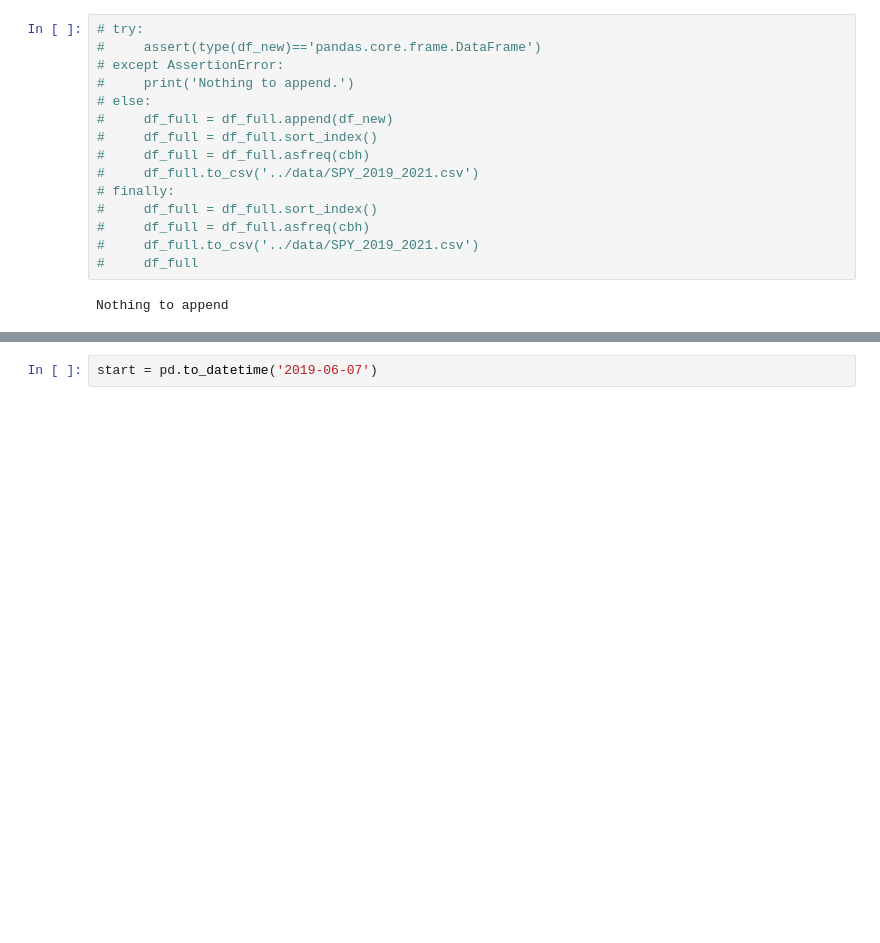
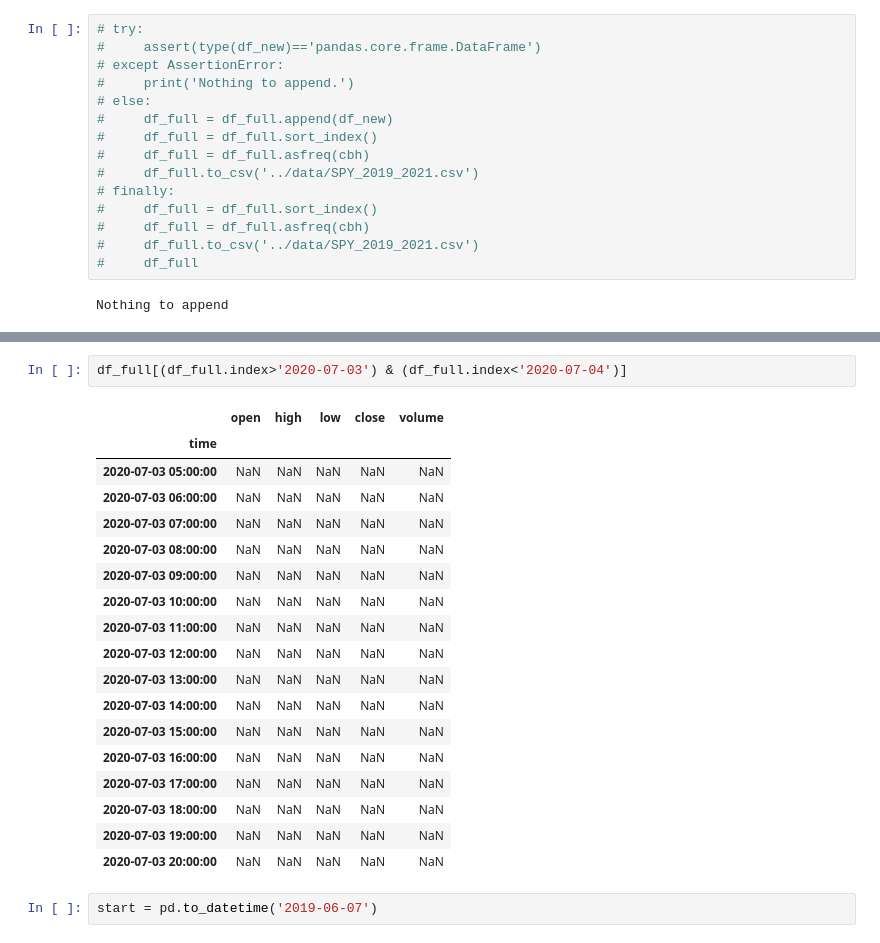
Before and after one commit to eggrollofchaos/i_spy_etf_price_predictions, a Jupyter notebook: code/spy_eda.ipynb, the cells around one changed output, grey strips where cells are left out. Cells and saved outputs as stored; diff of their text form; blank space fills up the shorter version.

```diff
--- a/code/spy_eda.ipynb
+++ b/code/spy_eda.ipynb
@@ -175,3 +234,24 @@ Freq: CBH, Name: close, Length: 8224, dtype: float64
+# %%
+df_full[(df_full.index>'2020-07-03') & (df_full.index<'2020-07-04')]
+# %% [output]
+|  | open | high | low | close | volume |
+| time |  |  |  |  |  |
+| 2020-07-03 05:00:00 | NaN | NaN | NaN | NaN | NaN |
+| 2020-07-03 06:00:00 | NaN | NaN | NaN | NaN | NaN |
+| 2020-07-03 07:00:00 | NaN | NaN | NaN | NaN | NaN |
+| 2020-07-03 08:00:00 | NaN | NaN | NaN | NaN | NaN |
+| 2020-07-03 09:00:00 | NaN | NaN | NaN | NaN | NaN |
+| 2020-07-03 10:00:00 | NaN | NaN | NaN | NaN | NaN |
+| 2020-07-03 11:00:00 | NaN | NaN | NaN | NaN | NaN |
+| 2020-07-03 12:00:00 | NaN | NaN | NaN | NaN | NaN |
+| 2020-07-03 13:00:00 | NaN | NaN | NaN | NaN | NaN |
+| 2020-07-03 14:00:00 | NaN | NaN | NaN | NaN | NaN |
+| 2020-07-03 15:00:00 | NaN | NaN | NaN | NaN | NaN |
+| 2020-07-03 16:00:00 | NaN | NaN | NaN | NaN | NaN |
+| 2020-07-03 17:00:00 | NaN | NaN | NaN | NaN | NaN |
+| 2020-07-03 18:00:00 | NaN | NaN | NaN | NaN | NaN |
+| 2020-07-03 19:00:00 | NaN | NaN | NaN | NaN | NaN |
+| 2020-07-03 20:00:00 | NaN | NaN | NaN | NaN | NaN |
 # %%
 start = pd.to_datetime('2019-06-07')
 # %%
```
Also changed, not shown: parts of 16 cells of this notebook, 1 other file.
